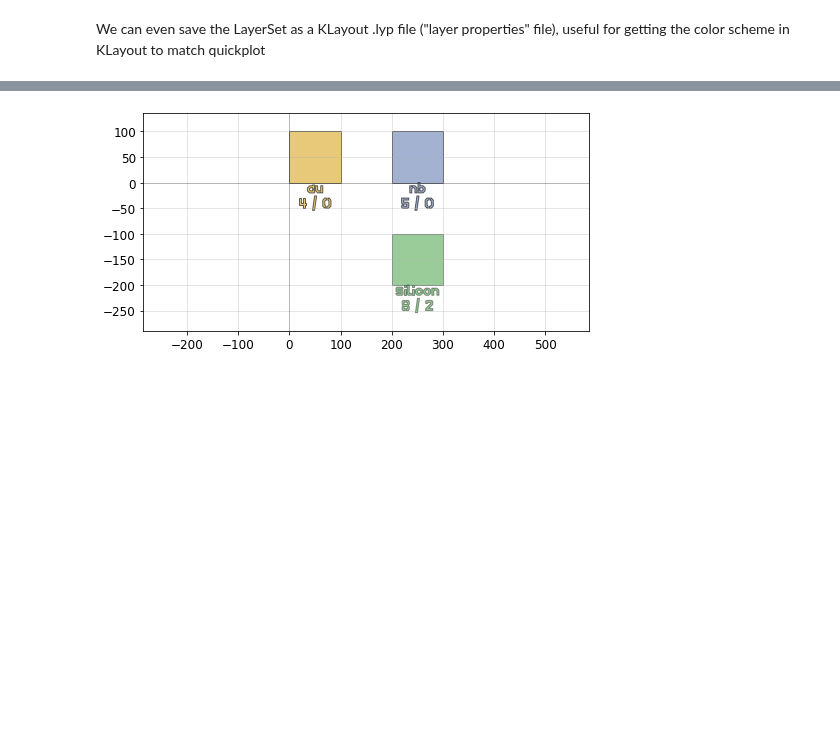
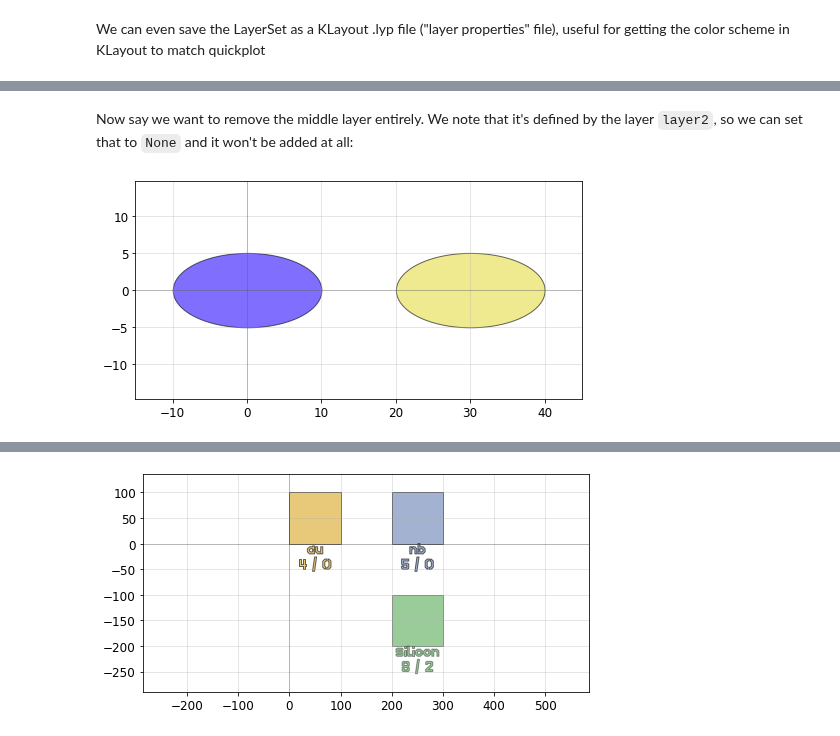
Before and after one commit to amccaugh/phidl, a Jupyter notebook: docs/tutorials/layers.ipynb, the cells around one changed output, grey strips where cells are left out. Drawn from its saved outputs; the diff is of its cells as text; code cells hidden in the pictures; blank space fills up the shorter version.

```diff
--- a/docs/tutorials/layers.ipynb
+++ b/docs/tutorials/layers.ipynb
@@ -119,0 +138,6 @@ pu.write_lyp('my_layer_properties_file.lyp', layerset = ls)
+# %% [markdown]
+Now say we want to remove the middle layer entirely.  We note that it's defined by the layer `layer2`, so we can set that to `None` and it won't be added at all:
+# %%
+qp(many_ellipses(layer1 = 1, layer2 = None, layer3 = 3))
+# %% [output]
+[figure, added]
```
Also changed, not shown: parts of 8 cells of this notebook.
